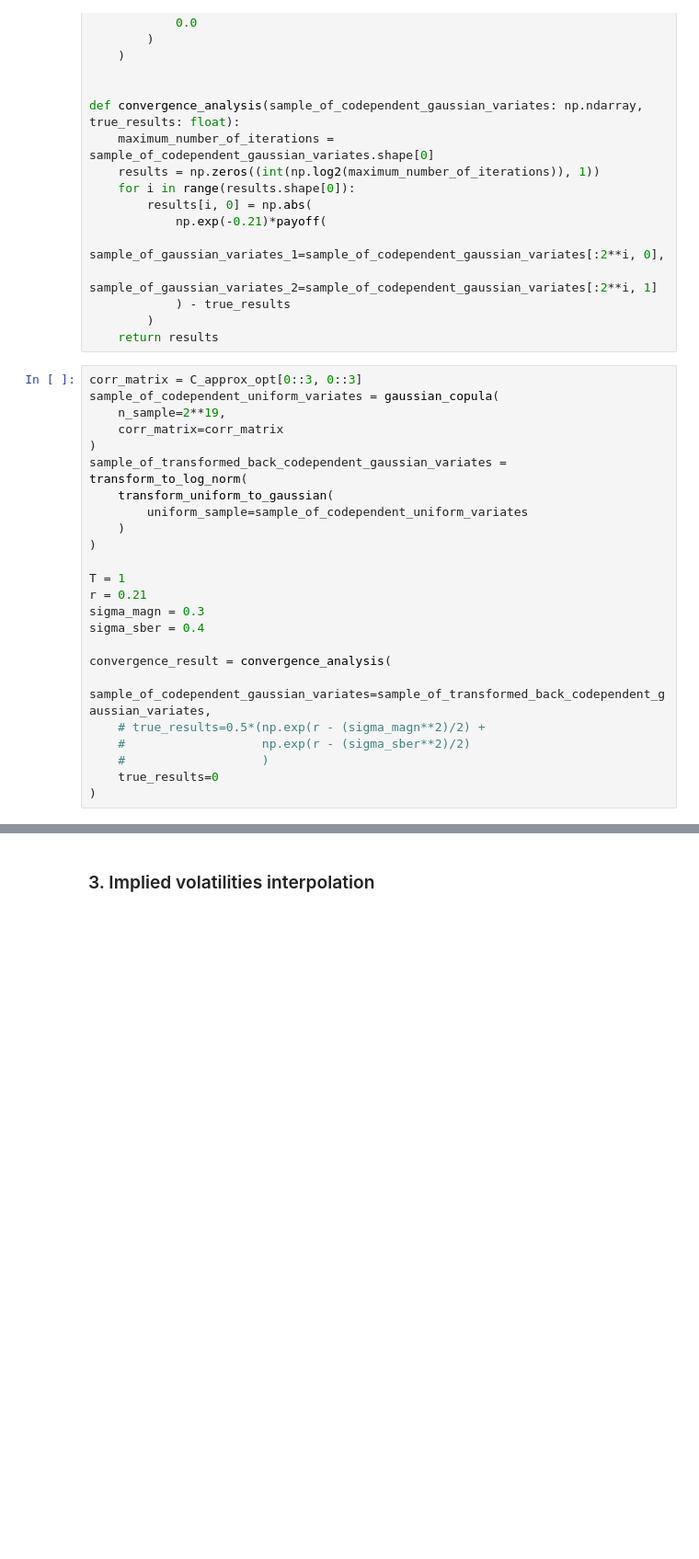
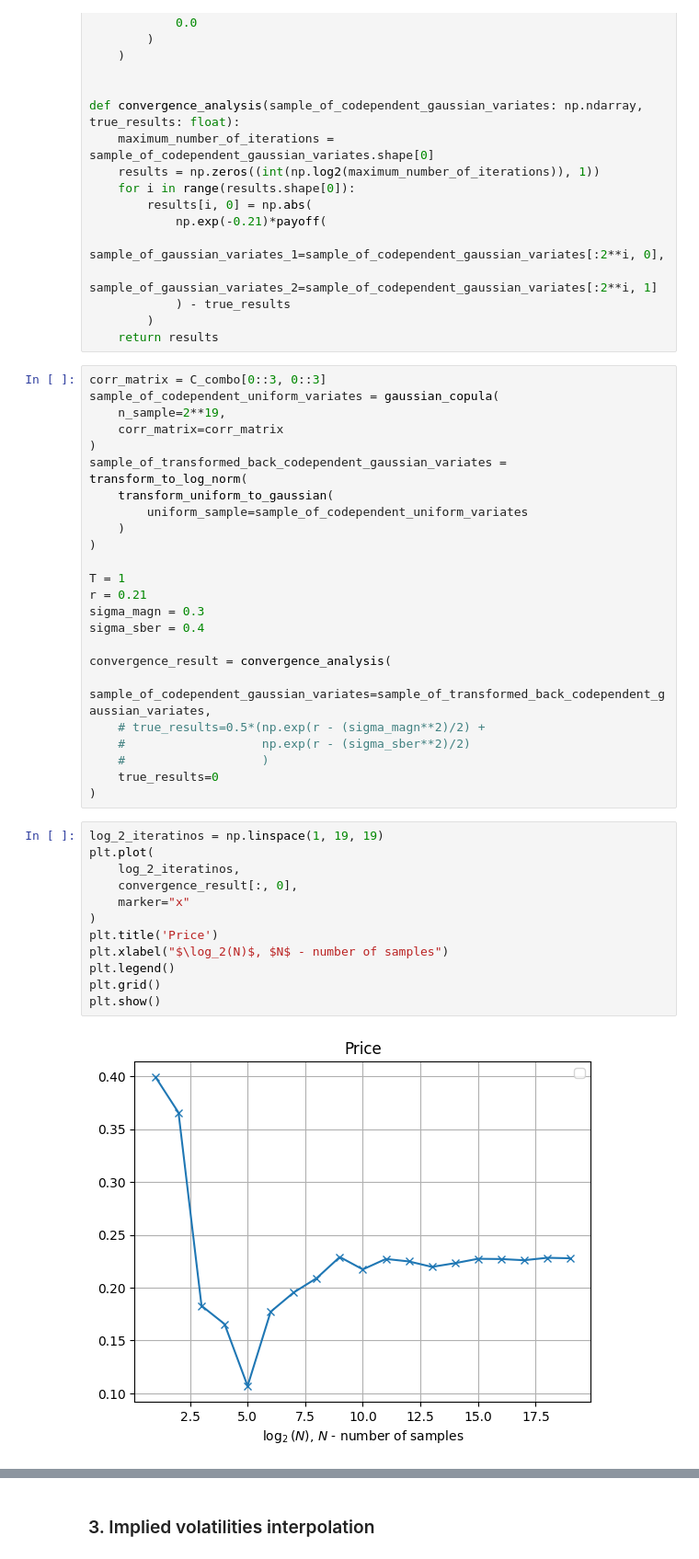
Before and after one commit to Cloda/Homeworks, a Jupyter notebook: VegaNumMethodsFinance/ExtraWork/NMF 2024 - Test - Cherepakhin.ipynb, the cells around one changed output, grey strips where cells are left out. Shown: that part at 92% size. Cells and saved outputs as stored; diff of their text form; blank space fills up the shorter version.

```diff
--- a/VegaNumMethodsFinance/ExtraWork/NMF 2024 - Test - Cherepakhin.ipynb
+++ b/VegaNumMethodsFinance/ExtraWork/NMF 2024 - Test - Cherepakhin.ipynb
@@ -274,7 +297,7 @@ def convergence_analysis(sample_of_codependent_gaussian_variates: np.ndarray, tr
         )
     return results
 # %%
-corr_matrix = C_approx_opt[0::3, 0::3]
+corr_matrix = C_combo[0::3, 0::3]
 sample_of_codependent_uniform_variates = gaussian_copula(
     n_sample=2**19,
     corr_matrix=corr_matrix
@@ -297,3 +320,17 @@ convergence_result = convergence_analysis(
     #                   )
     true_results=0
 )
+# %%
+log_2_iteratinos = np.linspace(1, 19, 19)
+plt.plot(
+    log_2_iteratinos,
+    convergence_result[:, 0],
+    marker="x"
+)
+plt.title('Price')
+plt.xlabel("$\log_2(N)$, $N$ - number of samples")
+plt.legend()
+plt.grid()
+plt.show()
+# %% [output]
+[figure, added]
```
Also changed, not shown: parts of 44 cells of this notebook, 2 other files.
